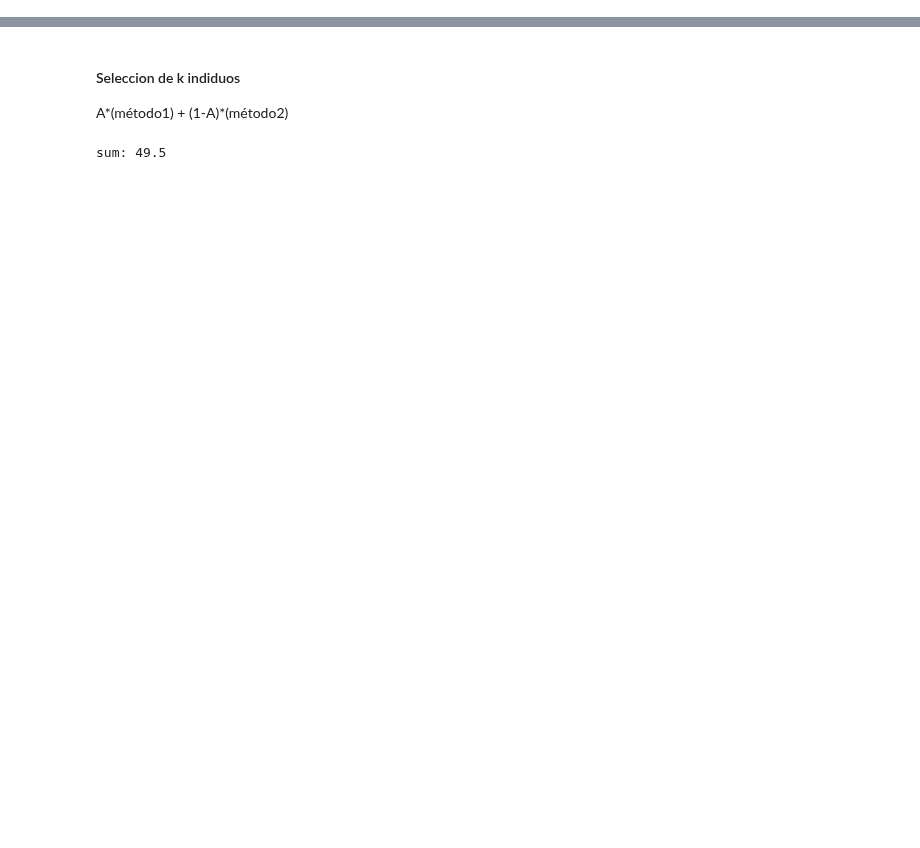
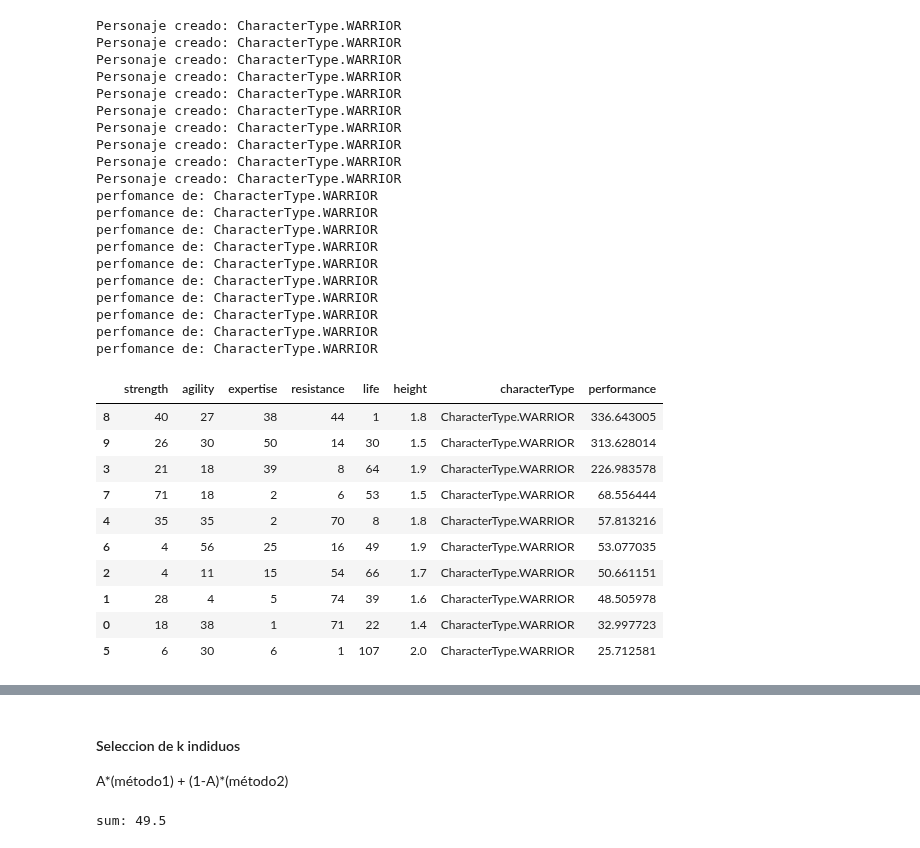
Before and after one commit to marianopm/sia-tp2, a Jupyter notebook: src/test.ipynb, the cells around one changed output, grey strips where cells are left out. Cells and saved outputs as stored; diff of their text form; code cells hidden in the pictures; blank space fills up the shorter version.

```diff
--- a/src/test.ipynb
+++ b/src/test.ipynb
@@ -34,3 +55,42 @@ poblacion_inicial
+# %%
+from population import generate_init_population
+from character import CharacterType
+
+tipo1 = CharacterType.WARRIOR
+generation_0 = generate_init_population(10,150,tipo1)
+generation_0
+# %% [output]
+Personaje creado: CharacterType.WARRIOR
+Personaje creado: CharacterType.WARRIOR
+Personaje creado: CharacterType.WARRIOR
+Personaje creado: CharacterType.WARRIOR
+Personaje creado: CharacterType.WARRIOR
+Personaje creado: CharacterType.WARRIOR
+Personaje creado: CharacterType.WARRIOR
+Personaje creado: CharacterType.WARRIOR
+Personaje creado: CharacterType.WARRIOR
+Personaje creado: CharacterType.WARRIOR
+perfomance de: CharacterType.WARRIOR
+perfomance de: CharacterType.WARRIOR
+perfomance de: CharacterType.WARRIOR
+perfomance de: CharacterType.WARRIOR
+perfomance de: CharacterType.WARRIOR
+perfomance de: CharacterType.WARRIOR
+perfomance de: CharacterType.WARRIOR
+perfomance de: CharacterType.WARRIOR
+perfomance de: CharacterType.WARRIOR
+perfomance de: CharacterType.WARRIOR
+|  | strength | agility | expertise | resistance | life | height | characterType | performance |
+| 8 | 40 | 27 | 38 | 44 | 1 | 1.8 | CharacterType.WARRIOR | 336.643005 |
+| 9 | 26 | 30 | 50 | 14 | 30 | 1.5 | CharacterType.WARRIOR | 313.628014 |
+| 3 | 21 | 18 | 39 | 8 | 64 | 1.9 | CharacterType.WARRIOR | 226.983578 |
+| 7 | 71 | 18 | 2 | 6 | 53 | 1.5 | CharacterType.WARRIOR | 68.556444 |
+| 4 | 35 | 35 | 2 | 70 | 8 | 1.8 | CharacterType.WARRIOR | 57.813216 |
+| 6 | 4 | 56 | 25 | 16 | 49 | 1.9 | CharacterType.WARRIOR | 53.077035 |
+| 2 | 4 | 11 | 15 | 54 | 66 | 1.7 | CharacterType.WARRIOR | 50.661151 |
+| 1 | 28 | 4 | 5 | 74 | 39 | 1.6 | CharacterType.WARRIOR | 48.505978 |
+| 0 | 18 | 38 | 1 | 71 | 22 | 1.4 | CharacterType.WARRIOR | 32.997723 |
+| 5 | 6 | 30 | 6 | 1 | 107 | 2.0 | CharacterType.WARRIOR | 25.712581 |
 # %%
 #Añado las columnas de desempeño relativo y acumulado
 from selection import add_relative_accumulate
```
Also changed, not shown: parts of 22 cells of this notebook, 5 other files.
